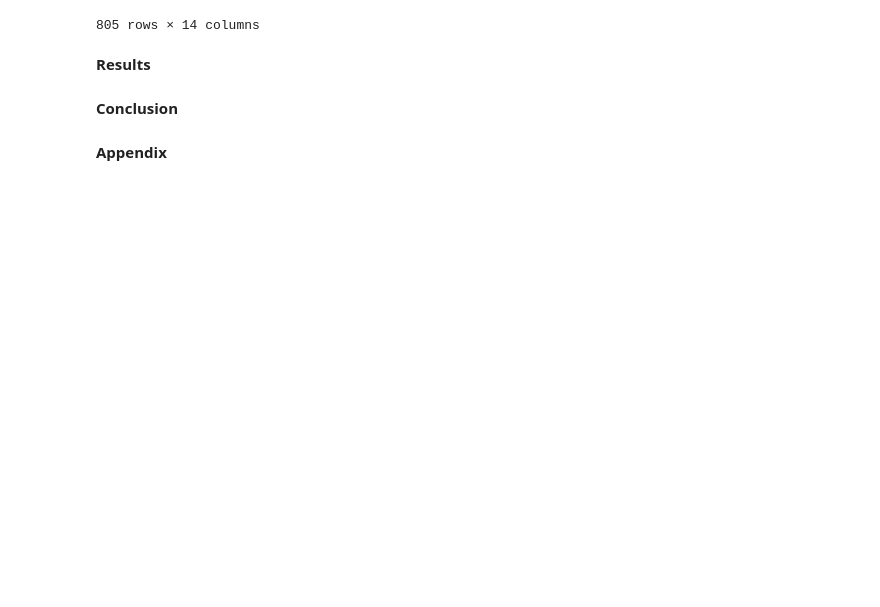
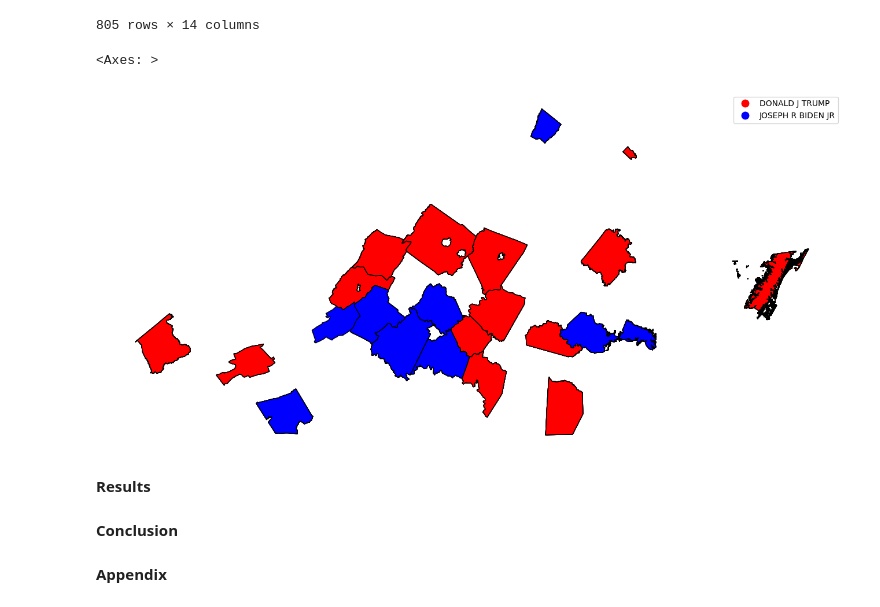
Before and after one commit to vnewsome/project_voting, a Jupyter notebook: ML_project3.ipynb, the cells around one changed output. Cells and saved outputs as stored; diff of their text form; code cells hidden in the pictures; blank space fills up the shorter version.

```diff
--- a/ML_project3.ipynb
+++ b/ML_project3.ipynb
@@ -218,6 +232,18 @@ county_win
 # %%
 mapwin = mapdf.copy()
 mapwin = mapwin.merge(win_df,left_on='FIPS_left',right_on='county_fips')
+# %%
+## playing around with some things-- *feel free to delete*
+
+fig = plt.figure()
+ax = fig.add_axes([0, 0, 2, 2])
+divider = make_axes_locatable(ax)
+ax.axis('off')
+mapwin['candidate'] = win2020df['candidate'].astype(str)
+mapwin.plot(ax=ax,column='candidate',cmap='bwr_r',legend=True,edgecolor='k')
+# %% [output]
+<Axes: >
+[figure, added]
 # %%
 # Populations above the VA mean size vote D; populations below the VA mean size vote R.
 # %%
```
Also changed, not shown: parts of 2 cells of this notebook.
